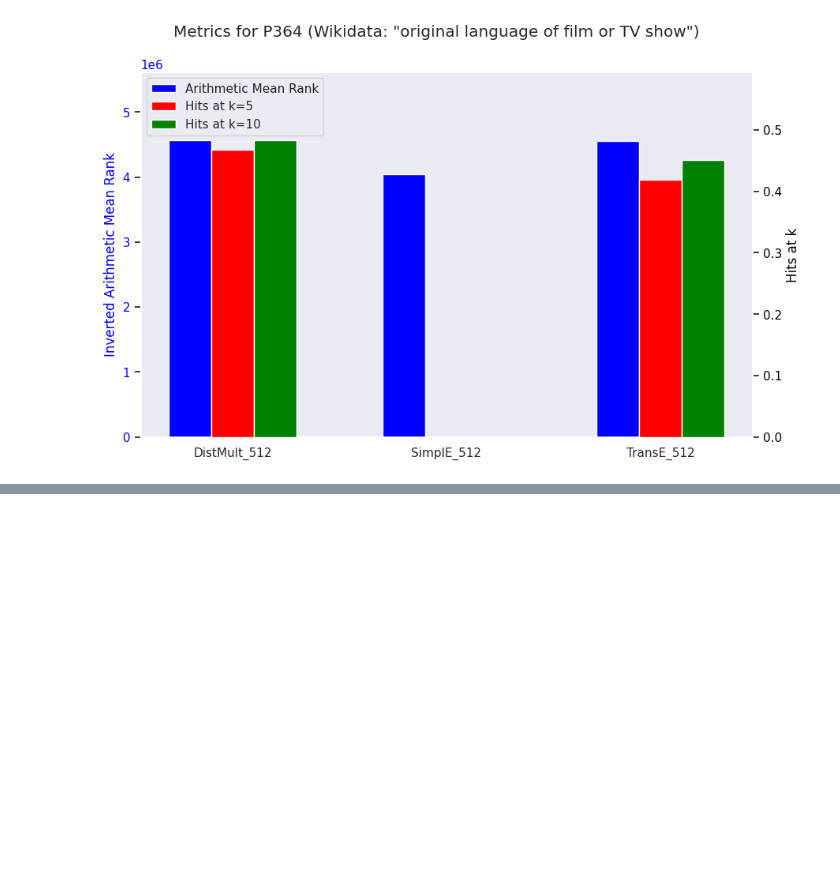
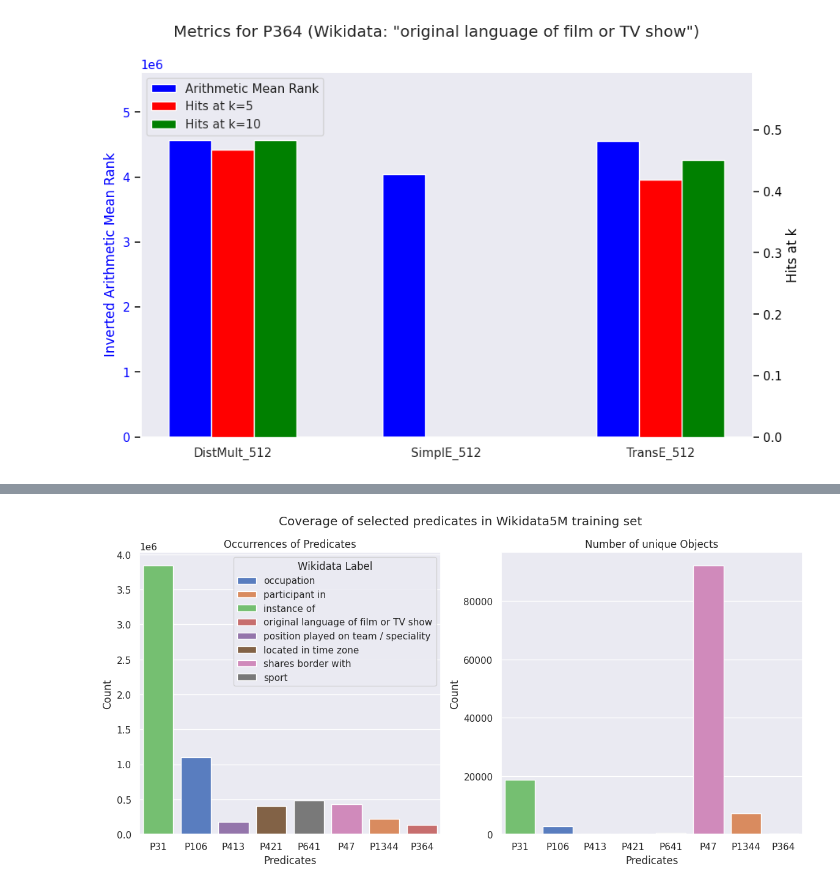
Before and after one commit to mortenterhart/KGE_Query_Completion, a Jupyter notebook: compare_example_predicates.ipynb, the cells around one changed output, grey strips where cells are left out. Cells and saved outputs as stored; diff of their text form; code cells hidden in the pictures; blank space fills up the shorter version.

Commit message:
Add predicate counts plot and Wikidata information for selected predicates

```diff
--- a/compare_example_predicates.ipynb
+++ b/compare_example_predicates.ipynb
@@ -18,3 +20,7 @@ sns.set_theme(style=SEABORN_THEME)
+# %%
+# Load Wikidata5M to check how often selected predicates
+# occur in the training set
+wikidata5m_train = pd.read_csv('dataset/wikidata5m/wikidata5m_transductive_train.txt', sep='\t', names=['S', 'P', 'O'])
 # %% [markdown]
 ## Acquiring relevant metrics from dim32 embeddings
 # %%
@@ -338,7 +345,8 @@ select_duplicate_values(dim512_hits10_nonzero, 'relation_label')
 323 rows × 7 columns
 # %%
 example_predicates = ['P31', 'P106', 'P413', 'P421', 'P641', 'P47', 'P1344', 'P364']
-get_wikidata_property_names(example_predicates)
+example_wd_labels = get_wikidata_property_names(example_predicates)
+example_wd_labels
 # %% [output]
 ['instance of',
  'occupation',
@@ -447,0 +490,27 @@ plot_selected_predicate_metrics_grouped(dim512_predicate_metrics, example_predic
+# %%
+def plot_dataset_predicate_counts(predicate_counts, sort_order):
+    sns.set_theme(style=SEABORN_THEME)
+
+    # Plotting two side-by-side bar plots with different y-axes
+    fig, axes = plt.subplots(1, 2, figsize=(14, 6), sharey=False)
+    fig.suptitle('Coverage of selected predicates in Wikidata5M training set')
+
+    # Plotting predicate counts
+    ax1 = sns.barplot(x='P', y='pred_count', data=predicate_counts, ax=axes[0], hue='wd_label', order=sort_order, palette='muted')
+    ax1.set_title('Occurrences of Predicates')
+    ax1.set_xlabel('Predicates')
+    ax1.set_ylabel('Count')
+    ax1.legend(title='Wikidata Label')
+
+    # Plotting object counts
+    ax2 = sns.barplot(x='P', y='object_count', data=predicate_counts, ax=axes[1], hue='wd_label', order=sort_order, palette='muted', legend=False)
+    ax2.set_title('Number of unique Objects')
+    ax2.set_xlabel('Predicates')
+    ax2.set_ylabel('Count')
+
+    plt.show()
+
+
+plot_dataset_predicate_counts(example_predicate_counts, example_predicates)
+# %% [output]
+[figure, added]
```
Also changed, not shown: parts of 4 cells of this notebook.
